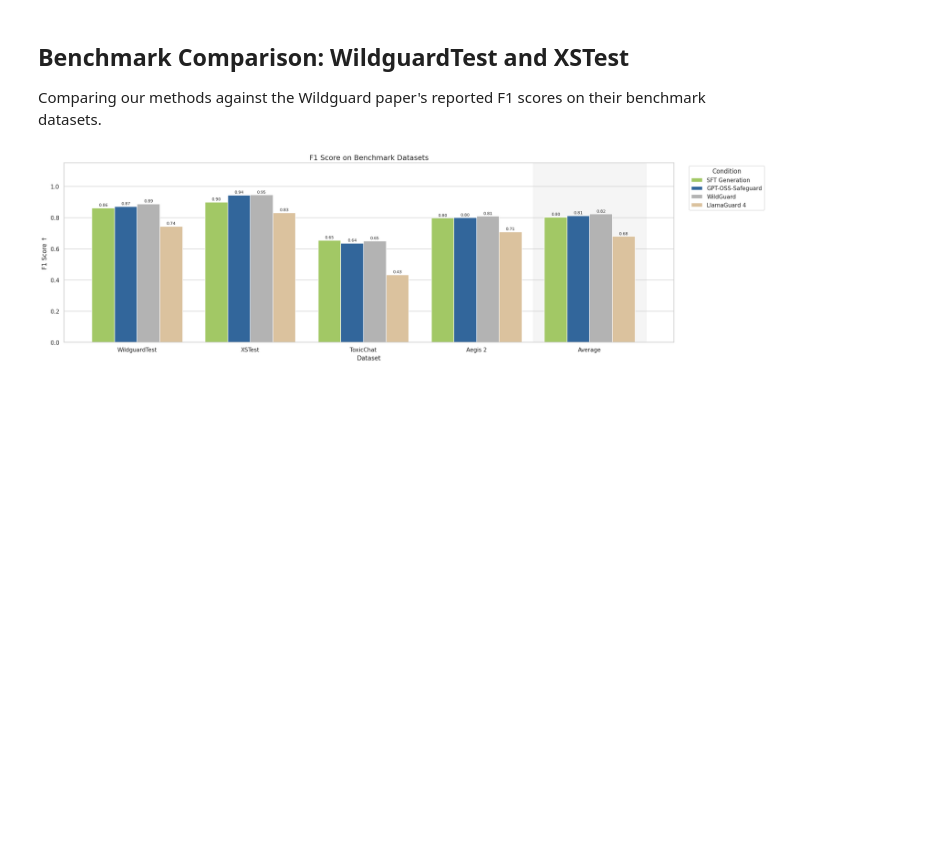
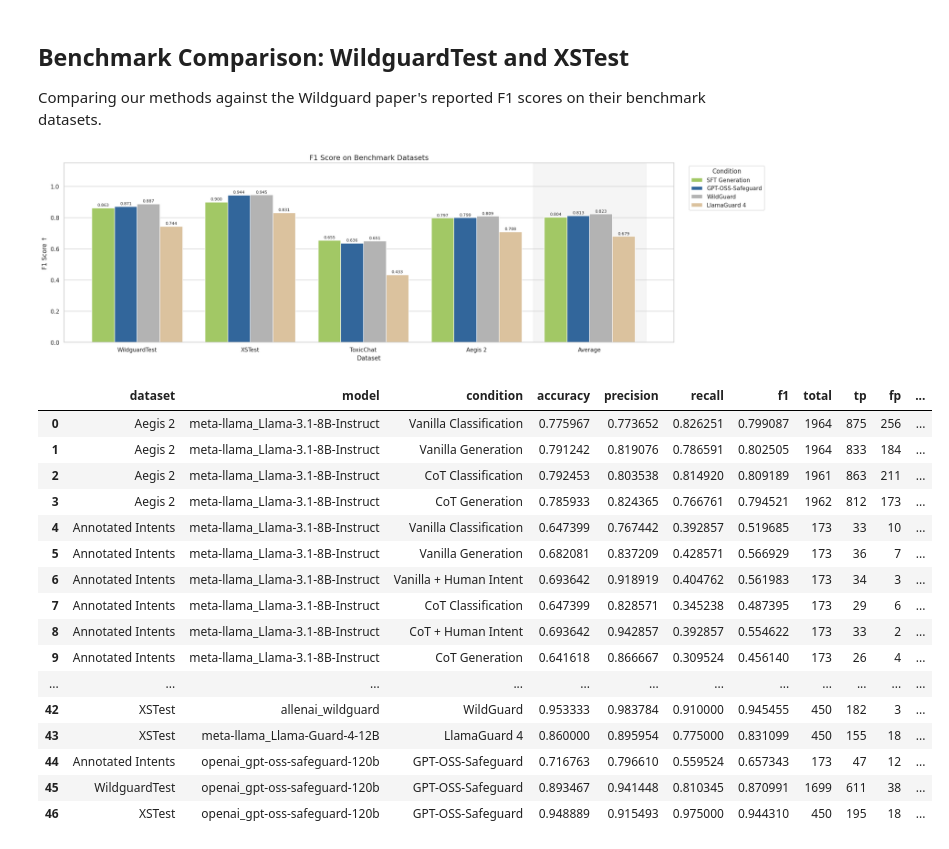
Before and after one commit to Jazhyc/aims-safety-classification, a Jupyter notebook: notebooks/baselines/baselines_results.ipynb, the cells around one changed output. Saved outputs shown, nothing was run; the diff lists cells and outputs as text; code cells hidden in the pictures; blank space fills up the shorter version.

Commit message:
Update notebook to better show precision of results in baseline

```diff
--- a/notebooks/baselines/baselines_results.ipynb
+++ b/notebooks/baselines/baselines_results.ipynb
@@ -448,7 +448,7 @@ def plot_benchmark_comparison(df: pd.DataFrame, datasets: list, metric: str = "f
     sns.barplot(data=df_plot, x="dataset", y=metric, hue="condition", ax=ax, palette=palette)
 
     for container in ax.containers:
-        ax.bar_label(container, fmt="%.2f", fontsize=8, padding=2)
+        ax.bar_label(container, fmt="%.3f", fontsize=8, padding=2)
 
     # Shade the Average column for visual separation
     avg_idx = present.index("Average") if "Average" in present else None
@@ -470,30 +470,49 @@ def plot_benchmark_comparison(df: pd.DataFrame, datasets: list, metric: str = "f
     plt.show()
 
 
 # All benchmark datasets including the new ones
 benchmark_datasets = ["WildguardTest", "XSTest", "ToxicChat", "Aegis 2"]
 
 # Keep only SFT generation and guard/safeguard models to avoid crowding
 exclude = [
     "Vanilla Classification",
     "Vanilla + Human Intent",
     "Vanilla + Model Intent",
     "CoT Classification",
     "CoT + Human Intent",
     "SFT Classification",
     "Vanilla Generation",
     "CoT Generation",
 ]
 
 df_benchmark = pd.concat([df_main, df_guard], ignore_index=True)
 
 plot_benchmark_comparison(
     df_benchmark,
     datasets=benchmark_datasets,
     metric="f1",
     exclude_conditions=exclude,
     title="F1 Score on Benchmark Datasets",
     save_name="f1_benchmark_comparison"
 )
+
+df_benchmark
 # %% [output]
 [figure]
+|  | dataset | model | condition | accuracy | precision | recall | f1 | total | tp | fp | ... |
+| 0 | Aegis 2 | meta-llama_Llama-3.1-8B-Instruct | Vanilla Classification | 0.775967 | 0.773652 | 0.826251 | 0.799087 | 1964 | 875 | 256 | ... |
+| 1 | Aegis 2 | meta-llama_Llama-3.1-8B-Instruct | Vanilla Generation | 0.791242 | 0.819076 | 0.786591 | 0.802505 | 1964 | 833 | 184 | ... |
+| 2 | Aegis 2 | meta-llama_Llama-3.1-8B-Instruct | CoT Classification | 0.792453 | 0.803538 | 0.814920 | 0.809189 | 1961 | 863 | 211 | ... |
+| 3 | Aegis 2 | meta-llama_Llama-3.1-8B-Instruct | CoT Generation | 0.785933 | 0.824365 | 0.766761 | 0.794521 | 1962 | 812 | 173 | ... |
+| 4 | Annotated Intents | meta-llama_Llama-3.1-8B-Instruct | Vanilla Classification | 0.647399 | 0.767442 | 0.392857 | 0.519685 | 173 | 33 | 10 | ... |
+| 5 | Annotated Intents | meta-llama_Llama-3.1-8B-Instruct | Vanilla Generation | 0.682081 | 0.837209 | 0.428571 | 0.566929 | 173 | 36 | 7 | ... |
+| 6 | Annotated Intents | meta-llama_Llama-3.1-8B-Instruct | Vanilla + Human Intent | 0.693642 | 0.918919 | 0.404762 | 0.561983 | 173 | 34 | 3 | ... |
+| 7 | Annotated Intents | meta-llama_Llama-3.1-8B-Instruct | CoT Classification | 0.647399 | 0.828571 | 0.345238 | 0.487395 | 173 | 29 | 6 | ... |
+| 8 | Annotated Intents | meta-llama_Llama-3.1-8B-Instruct | CoT + Human Intent | 0.693642 | 0.942857 | 0.392857 | 0.554622 | 173 | 33 | 2 | ... |
+| 9 | Annotated Intents | meta-llama_Llama-3.1-8B-Instruct | CoT Generation | 0.641618 | 0.866667 | 0.309524 | 0.456140 | 173 | 26 | 4 | ... |
+| ... | ... | ... | ... | ... | ... | ... | ... | ... | ... | ... | ... |
+| 42 | XSTest | allenai_wildguard | WildGuard | 0.953333 | 0.983784 | 0.910000 | 0.945455 | 450 | 182 | 3 | ... |
+| 43 | XSTest | meta-llama_Llama-Guard-4-12B | LlamaGuard 4 | 0.860000 | 0.895954 | 0.775000 | 0.831099 | 450 | 155 | 18 | ... |
+| 44 | Annotated Intents | openai_gpt-oss-safeguard-120b | GPT-OSS-Safeguard | 0.716763 | 0.796610 | 0.559524 | 0.657343 | 173 | 47 | 12 | ... |
+| 45 | WildguardTest | openai_gpt-oss-safeguard-120b | GPT-OSS-Safeguard | 0.893467 | 0.941448 | 0.810345 | 0.870991 | 1699 | 611 | 38 | ... |
+| 46 | XSTest | openai_gpt-oss-safeguard-120b | GPT-OSS-Safeguard | 0.948889 | 0.915493 | 0.975000 | 0.944310 | 450 | 195 | 18 | ... |
```
Also changed, not shown: 2 other files.
